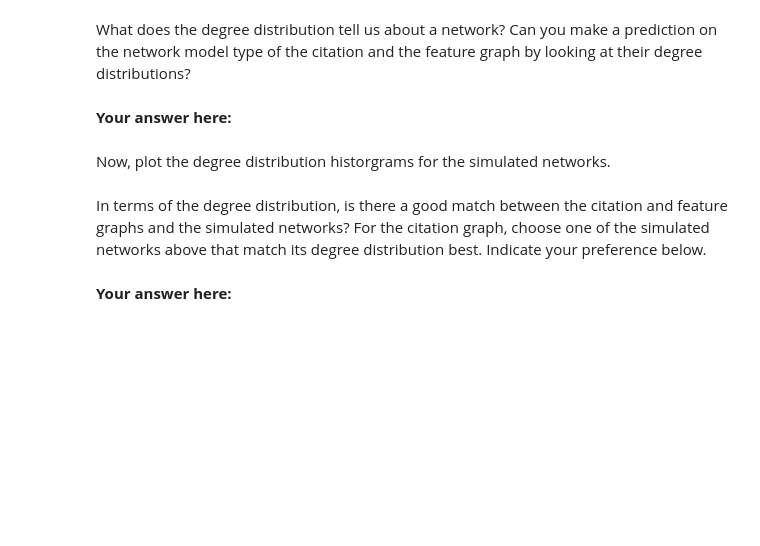
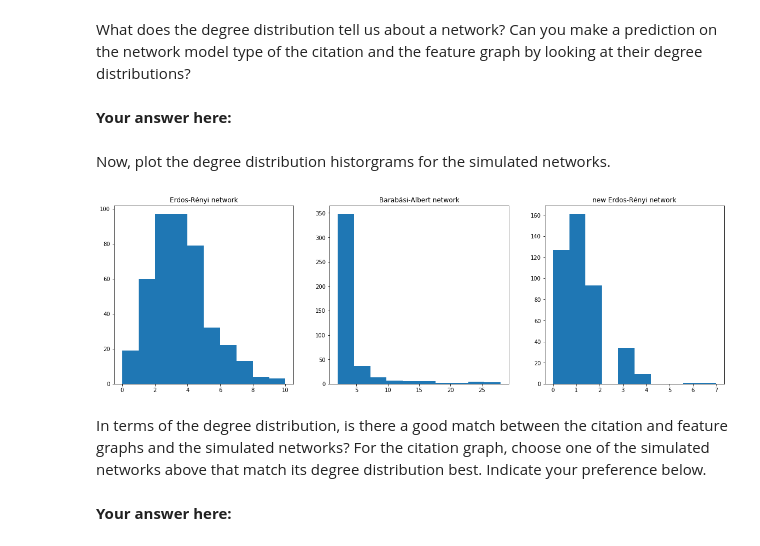
Before and after one commit to lynnfayed/assignment1, a Jupyter notebook: 1_network_science.ipynb, the cells around one changed output. Cells and saved outputs as stored; diff of their text form; code cells hidden in the pictures; blank space fills up the shorter version.

```diff
--- a/1_network_science.ipynb
+++ b/1_network_science.ipynb
@@ -351,7 +430,7 @@ How do you determine the probability parameter for the Erdős–Rényi graph?
 # %% [markdown]
 **Your answer here:**
 # %%
-p = #np.mean(sum(A_citation))/(n-1)
+p = np.mean(sum(A_citation))/(n-1)
 G_er = nx.erdos_renyi_graph(n, p)
 # %% [markdown]
 Check the number of edges in the Erdős–Rényi graph.
@@ -362,7 +443,7 @@ How do you determine the preferential attachment parameter for Barabási–Alber
 # %% [markdown]
 **Your answer here:**
 # %%
-q = # Your code here.
+q = int(np.round((sum(sum(A_citation))/2)/n))
 G_ba = nx.barabasi_albert_graph(n, q)
 # %% [markdown]
 Check the number of edges in the Barabási–Albert graph.
@@ -391,7 +480,7 @@ How do you choose the probability parameter this time?
 # %% [markdown]
 **Your answer here:**
 # %%
-p_new = # Your code here.
+p_new = -(np.log(1-giant_feature.number_of_nodes()/n)/(giant_feature.number_of_nodes()/n))/(n-1)
 G_er_new = nx.erdos_renyi_graph(n, p_new)
 # %% [markdown]
 Check the size of the new Erdős–Rényi network and its giant component.
@@ -420,14 +514,16 @@ Now, plot the degree distribution historgrams for the simulated networks.
 # %%
 fig, axes = plt.subplots(1, 3, figsize=(20, 6))
 axes[0].set_title('Erdos-Rényi network')
-er_degrees = # Your code here.
+er_degrees = list(dict(G_er.degree()).values())
 axes[0].hist(er_degrees);
 axes[1].set_title('Barabási-Albert network')
-ba_degrees = # Your code here.
+ba_degrees = list(dict(G_ba.degree()).values())
 axes[1].hist(ba_degrees);
 axes[2].set_title('new Erdos-Rényi network')
-er_new_degrees = # Your code here.
+er_new_degrees = list(dict(G_er_new.degree()).values())
 axes[2].hist(er_new_degrees);
+# %% [output]
+[figure, added]
 # %% [markdown]
 In terms of the degree distribution, is there a good match between the citation and feature graphs and the simulated networks?
 For the citation graph, choose one of the simulated networks above that match its degree distribution best. Indicate your preference below.
```
Also changed, not shown: parts of 40 cells of this notebook.
